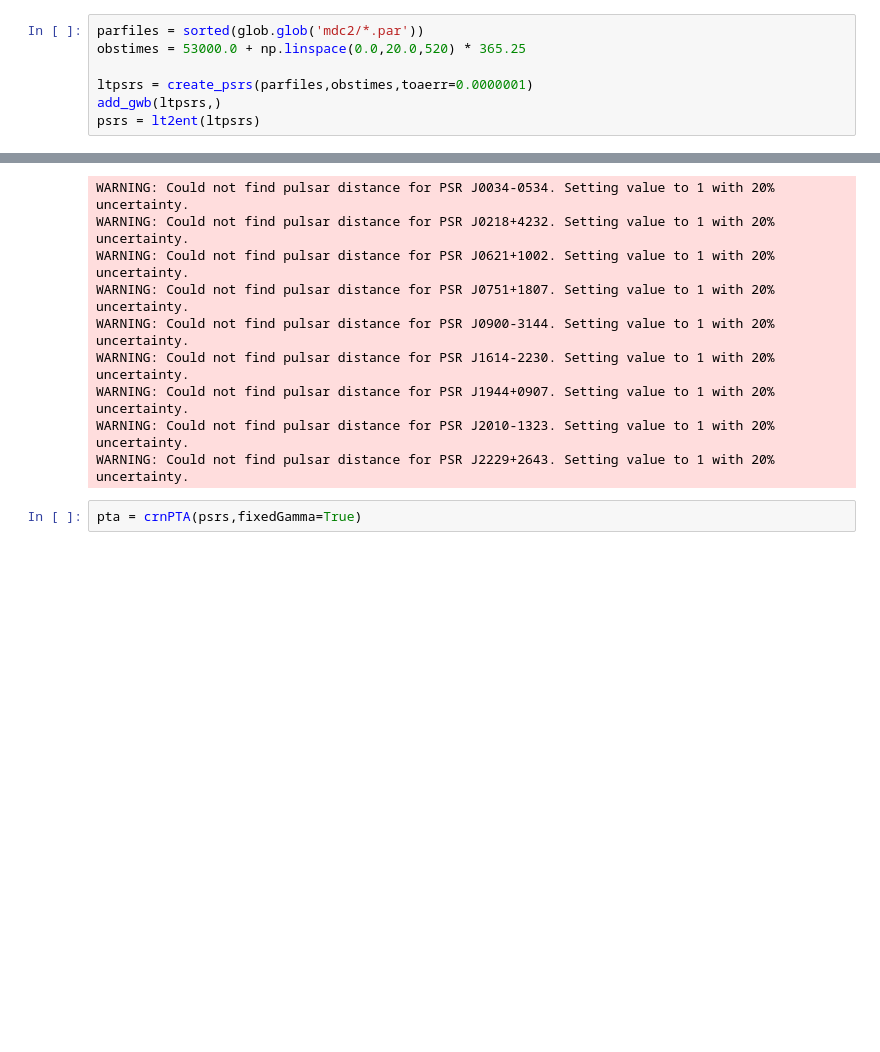
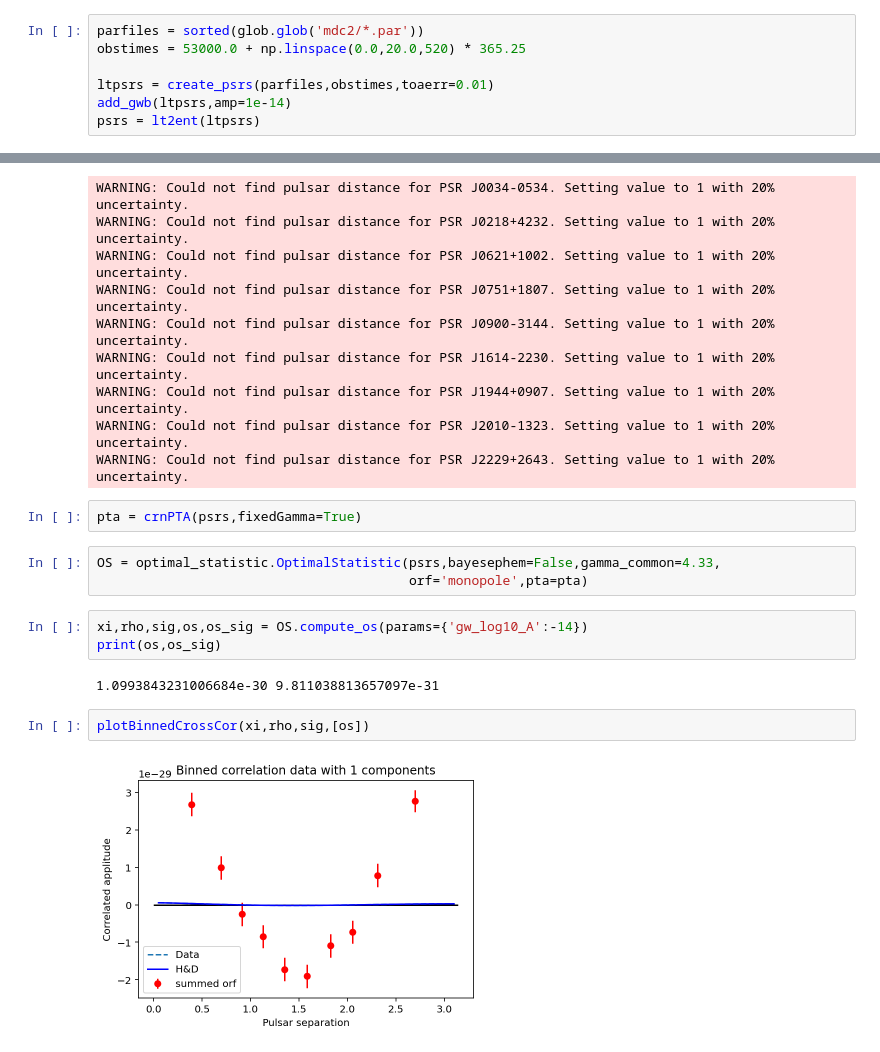
Before and after one commit to MattTMiles/VIPER_SummerSchool, a Jupyter notebook: OS_&_HD_correlations.ipynb, the cells around one changed output, grey strips where cells are left out. Saved outputs shown, nothing was run; the diff lists cells and outputs as text; blank space fills up the shorter version.

```diff
--- a/OS_&_HD_correlations.ipynb
+++ b/OS_&_HD_correlations.ipynb
@@ -28,8 +89,8 @@ The autoreload extension is already loaded. To reload it, use:
 parfiles = sorted(glob.glob('mdc2/*.par'))
 obstimes = 53000.0 + np.linspace(0.0,20.0,520) * 365.25
 
-ltpsrs = create_psrs(parfiles,obstimes,toaerr=0.0000001)
-add_gwb(ltpsrs,)
+ltpsrs = create_psrs(parfiles,obstimes,toaerr=0.01)
+add_gwb(ltpsrs,amp=1e-14)
 psrs = lt2ent(ltpsrs)
 # %% [output]
 [preProcess.C:158] Warning: PSR J0030+0451 uses DM2+ but does not define DM_SERIES. Assume Taylor. This has behaviour has changed since June 2020!
@@ -60,3 +121,15 @@ WARNING: Could not find pulsar distance for PSR J2010-1323. Setting value to 1 w
 WARNING: Could not find pulsar distance for PSR J2229+2643. Setting value to 1 with 20% uncertainty.
 # %%
 pta = crnPTA(psrs,fixedGamma=True)
+# %%
+OS = optimal_statistic.OptimalStatistic(psrs,bayesephem=False,gamma_common=4.33,
+                                        orf='monopole',pta=pta)
+# %%
+xi,rho,sig,os,os_sig = OS.compute_os(params={'gw_log10_A':-14})
+print(os,os_sig)
+# %% [output]
+1.0993843231006684e-30 9.811038813657097e-31
+# %%
+plotBinnedCrossCor(xi,rho,sig,[os])
+# %% [output]
+[figure, added]
```
Also changed, not shown: parts of 1 cell of this notebook, 1 other file.
